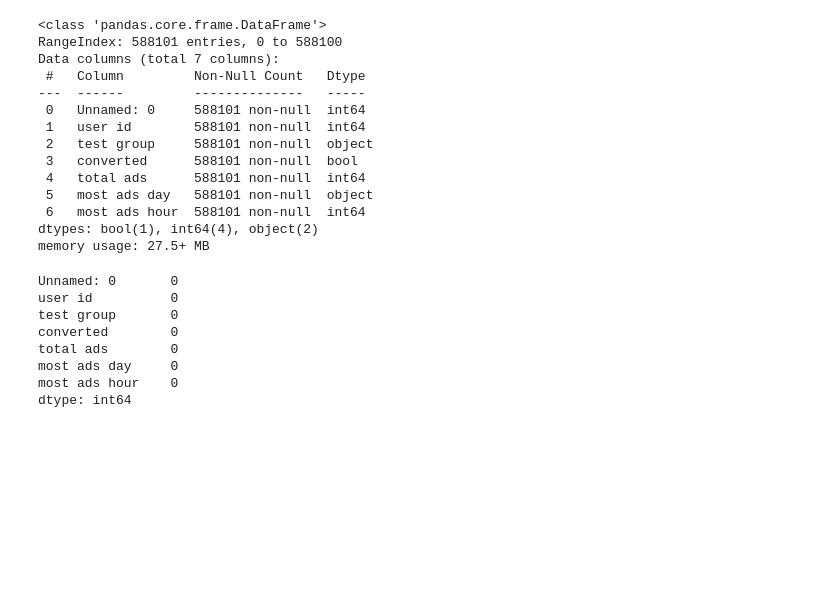
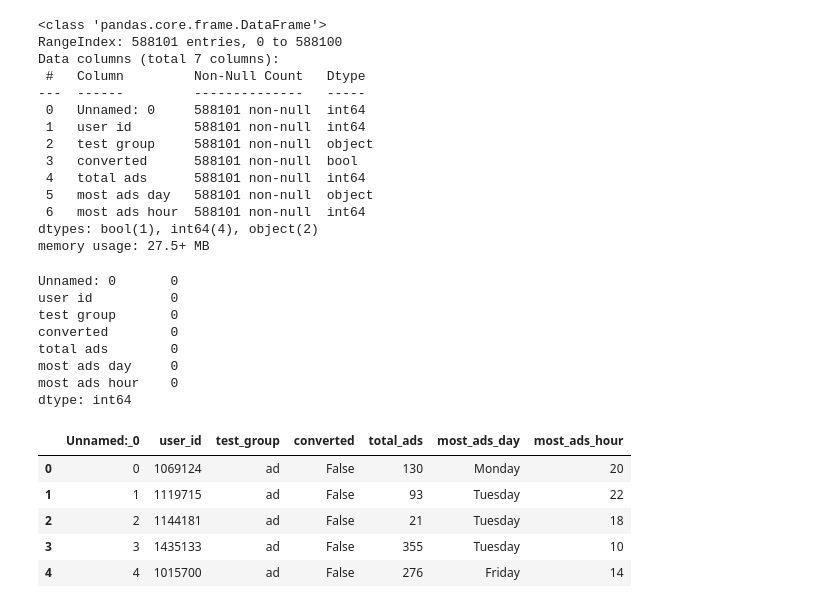
Before and after one commit to Raph4sure/Data-Science---The-Impact-of-Marketing-Campaigns, a Jupyter notebook: marketing_campaigns_impact.ipynb, the cells around one changed output. Saved outputs shown, nothing was run; the diff lists cells and outputs as text; code cells hidden in the pictures; blank space fills up the shorter version.

```diff
--- a/marketing_campaigns_impact.ipynb
+++ b/marketing_campaigns_impact.ipynb
@@ -58,3 +58,16 @@ total ads        0
 most ads day     0
 most ads hour    0
 dtype: int64
+# %%
+# Renaming the columns by replacing the whitespace with "_"
+
+df.columns = df.columns.str.strip().str.replace(' ', '_')
+
+df.head()
+# %% [output]
+|  | Unnamed:_0 | user_id | test_group | converted | total_ads | most_ads_day | most_ads_hour |
+| 0 | 0 | 1069124 | ad | False | 130 | Monday | 20 |
+| 1 | 1 | 1119715 | ad | False | 93 | Tuesday | 22 |
+| 2 | 2 | 1144181 | ad | False | 21 | Tuesday | 18 |
+| 3 | 3 | 1435133 | ad | False | 355 | Tuesday | 10 |
+| 4 | 4 | 1015700 | ad | False | 276 | Friday | 14 |
```
Also changed, not shown: parts of 10 cells of this notebook, 1 other file.
